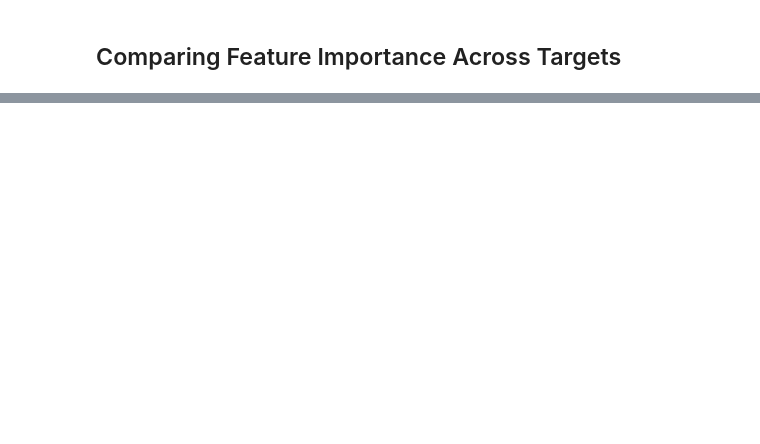
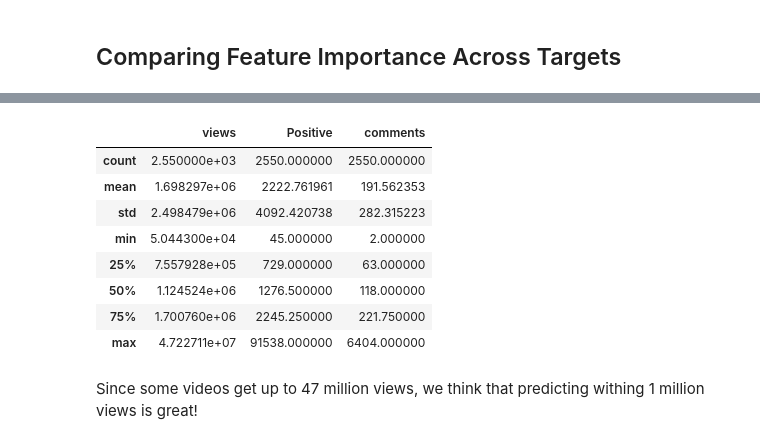
Before and after one commit to TristanMoser/213Project, a Jupyter notebook: TED talk project.ipynb, the cells around one changed output, grey strips where cells are left out. Cells and saved outputs as stored; diff of their text form; code cells hidden in the pictures; blank space fills up the shorter version.

```diff
--- a/TED talk project.ipynb
+++ b/TED talk project.ipynb
@@ -806,3 +827,18 @@ CV_RMSE: 0.7008346411758255
+# %%
+#describe the data to contextualize the RMSE
+data_final[['views','Positive','comments']].describe()
+# %% [output]
+|  | views | Positive | comments |
+| count | 2.550000e+03 | 2550.000000 | 2550.000000 |
+| mean | 1.698297e+06 | 2222.761961 | 191.562353 |
+| std | 2.498479e+06 | 4092.420738 | 282.315223 |
+| min | 5.044300e+04 | 45.000000 | 2.000000 |
+| 25% | 7.557928e+05 | 729.000000 | 63.000000 |
+| 50% | 1.124524e+06 | 1276.500000 | 118.000000 |
+| 75% | 1.700760e+06 | 2245.250000 | 221.750000 |
+| max | 4.722711e+07 | 91538.000000 | 6404.000000 |
+# %% [markdown]
+Since some videos get up to 47 million views, we think that predicting withing 1 million views is great!
 # %%
 series_coef = pd.DataFrame(ENSTestP.coef_,index = X_train.columns)
 series_coef.columns=['Views']
```
Also changed, not shown: parts of 56 cells of this notebook.
